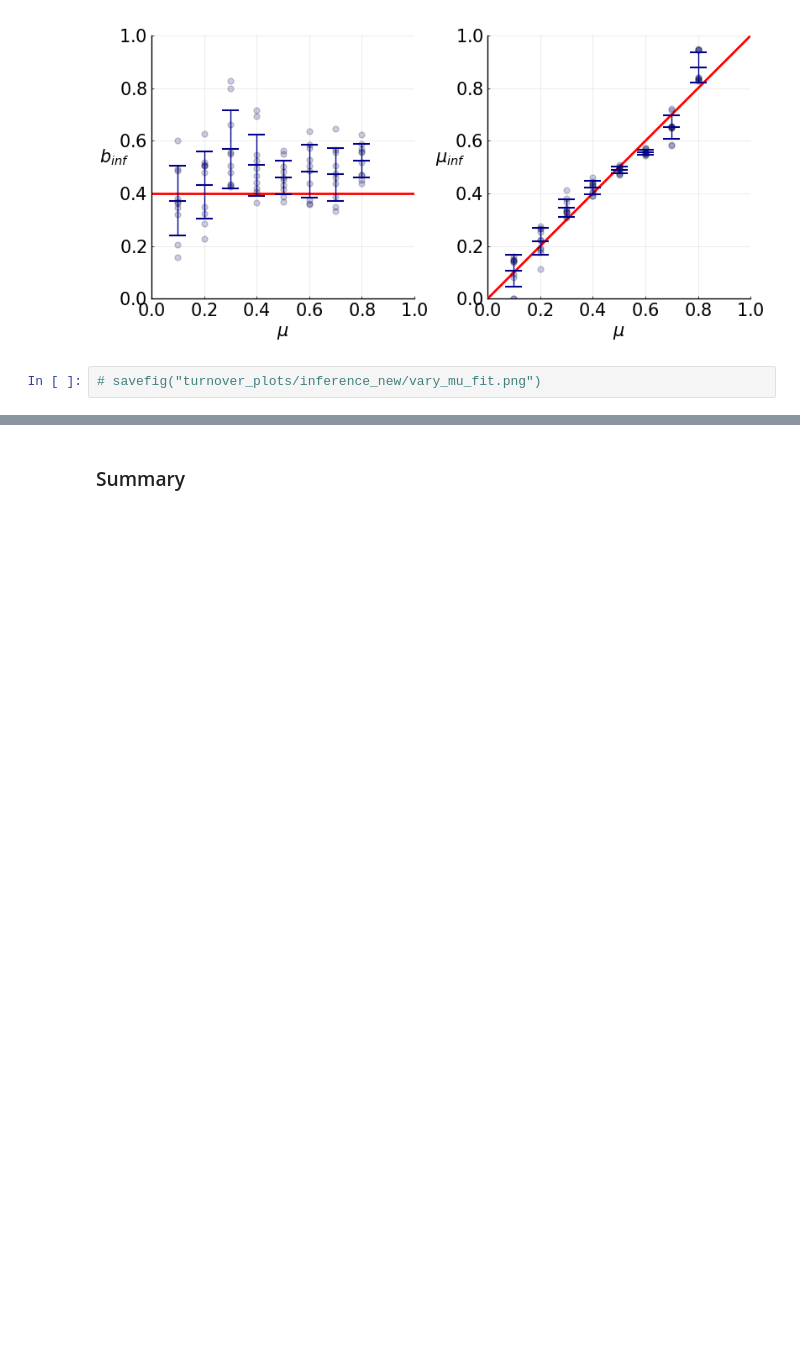
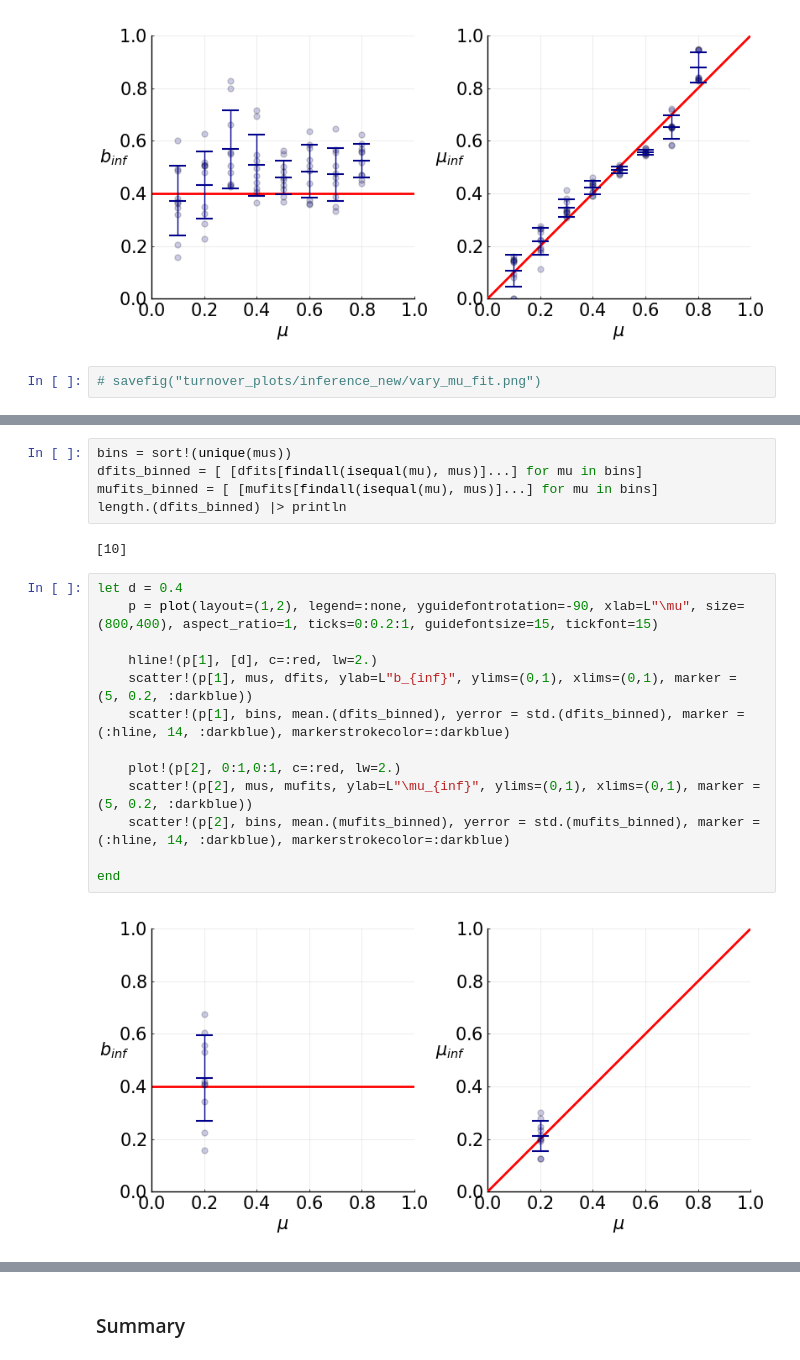
Before and after one commit to aangaji/Turnover, a Jupyter notebook: inference.ipynb, the cells around one changed output, grey strips where cells are left out. Saved outputs shown, nothing was run; the diff lists cells and outputs as text; blank space fills up the shorter version.

Commit message:
inference for sampled tumors works, worked a bit on plots and figures

```diff
--- a/inference.ipynb
+++ b/inference.ipynb
@@ -764,0 +844,22 @@ end
+# %%
+bins = sort!(unique(mus))
+dfits_binned = [ [dfits[findall(isequal(mu), mus)]...] for mu in bins]
+mufits_binned = [ [mufits[findall(isequal(mu), mus)]...] for mu in bins]
+length.(dfits_binned) |> println
+# %% [output]
+[10]
+# %%
+let d = 0.4
+    p = plot(layout=(1,2), legend=:none, yguidefontrotation=-90, xlab=L"\mu", size=(800,400), aspect_ratio=1, ticks=0:0.2:1, guidefontsize=15, tickfont=15)
+
+    hline!(p[1], [d], c=:red, lw=2.)
+    scatter!(p[1], mus, dfits, ylab=L"b_{inf}", ylims=(0,1), xlims=(0,1), marker = (5, 0.2, :darkblue))
+    scatter!(p[1], bins, mean.(dfits_binned), yerror = std.(dfits_binned), marker = (:hline, 14, :darkblue), markerstrokecolor=:darkblue)
+
+    plot!(p[2], 0:1,0:1, c=:red, lw=2.)
+    scatter!(p[2], mus, mufits, ylab=L"\mu_{inf}", ylims=(0,1), xlims=(0,1), marker = (5, 0.2, :darkblue))
+    scatter!(p[2], bins, mean.(mufits_binned), yerror = std.(mufits_binned), marker = (:hline, 14, :darkblue), markerstrokecolor=:darkblue)
+
+end
+# %% [output]
+[figure, added]
```
Also changed, not shown: parts of 19 cells of this notebook, 11 other files.
